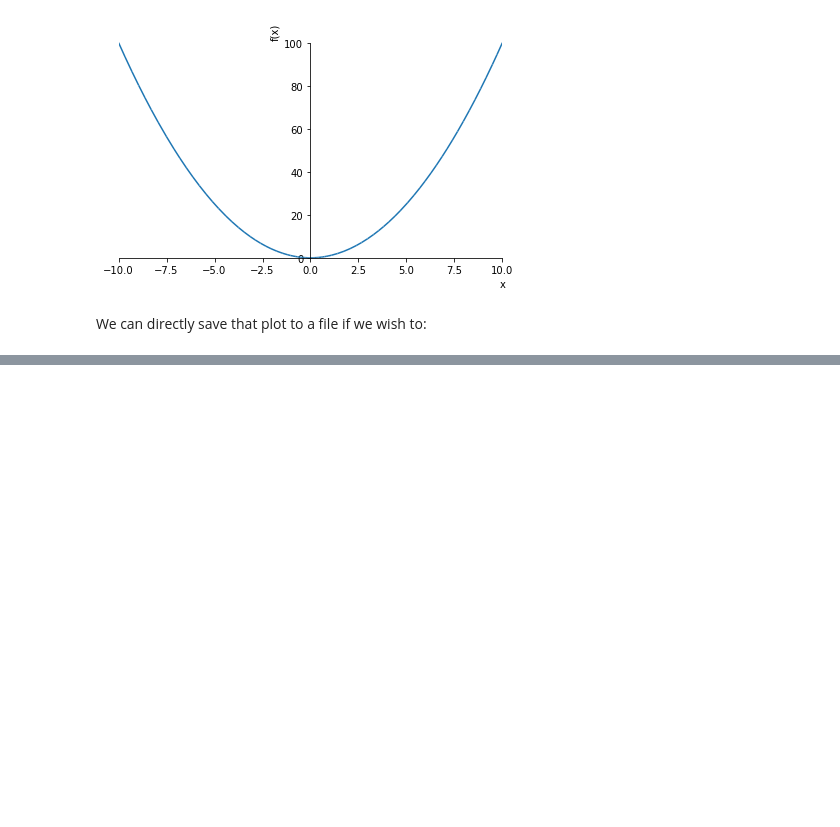
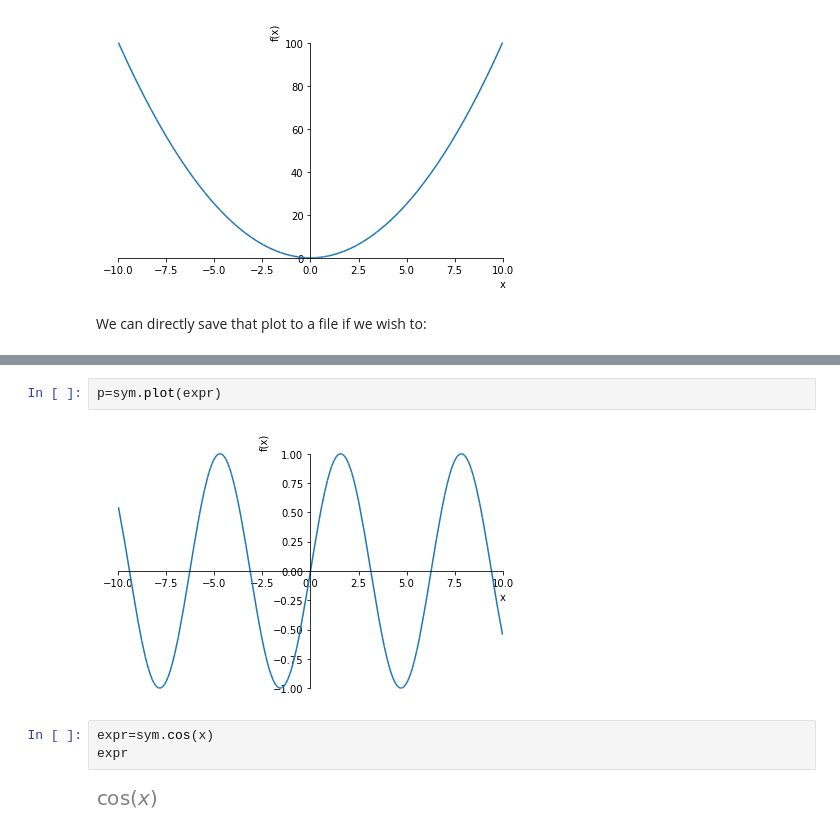
Before and after one commit to adilsazeez/PythonForFun, a Jupyter notebook: notebooks/02_Symbolic_Mathematics_in_Python.ipynb, the cells around one changed output, grey strips where cells are left out. Drawn from its saved outputs; the diff is of its cells as text; blank space fills up the shorter version.

```diff
--- a/notebooks/02_Symbolic_Mathematics_in_Python.ipynb
+++ b/notebooks/02_Symbolic_Mathematics_in_Python.ipynb
@@ -298,0 +333,9 @@ p.save("x_squared.pdf");
+# %%
+p=sym.plot(expr)
+# %% [output]
+[figure, added]
+# %%
+expr=sym.cos(x)
+expr
+# %% [output]
+[figure, added]
```
Also changed, not shown: parts of 19 cells of this notebook, 1 other file.
